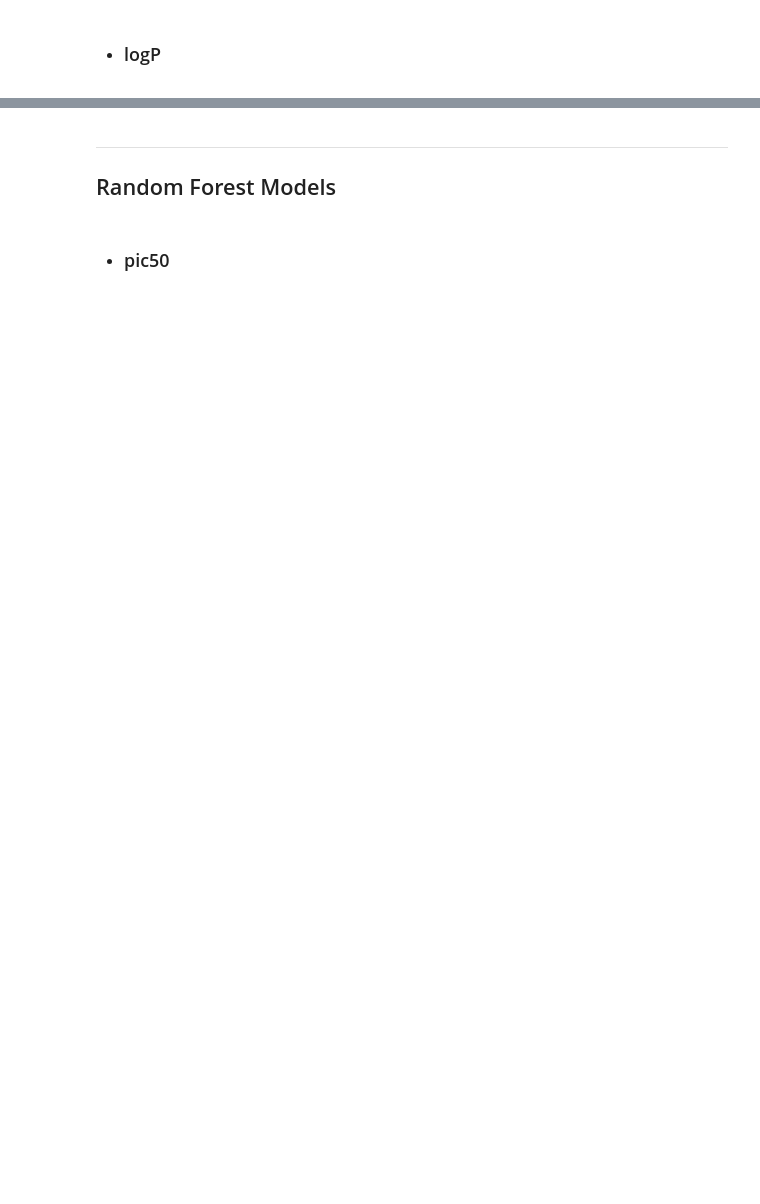
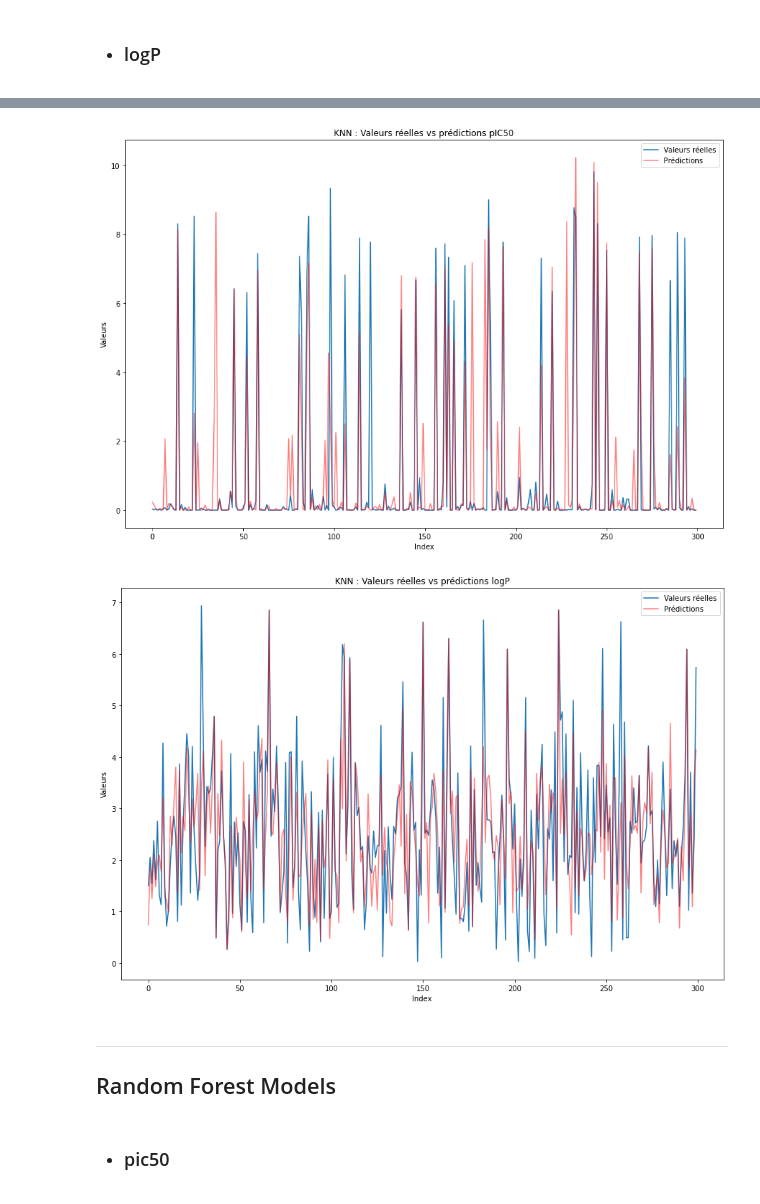
Before and after one commit to Nathan-Vanson/mpp, a Jupyter notebook: results.ipynb, the cells around one changed output, grey strips where cells are left out. Saved outputs shown, nothing was run; the diff lists cells and outputs as text; code cells hidden in the pictures; blank space fills up the shorter version.

```diff
--- a/results.ipynb
+++ b/results.ipynb
@@ -308,3 +308,19 @@ KNN Model MAPE for logP: 0.8207649488964477
+# %%
+#visuel des 300 premiers echantillons de tests (pour mieux voir)
+knn_valeurs_pic50_pred = knn_model_pic50.prediction(X_test)
+
+#pIC50 positif donc si <0 -> on met à 0
+for i,e in enumerate(knn_valeurs_pic50_pred):
+    if e < 0:
+        knn_valeurs_pic50_pred[i] = 0
+
+plot_prediction(y_test_pic50.values[:300], knn_valeurs_pic50_pred[:300], "KNN : Valeurs réelles vs prédictions pIC50")
+
+knn_valeurs_logP_pred = knn_model_logP.prediction(X_test)
+plot_prediction(y_test_logP.values[:300], knn_valeurs_logP_pred[:300], "KNN : Valeurs réelles vs prédictions logP")
+# %% [output]
+[figure, added]
+[figure, added]
 # %% [markdown]
 ---
 ## Random Forest Models
```
Also changed, not shown: parts of 9 cells of this notebook, 5 other files.
